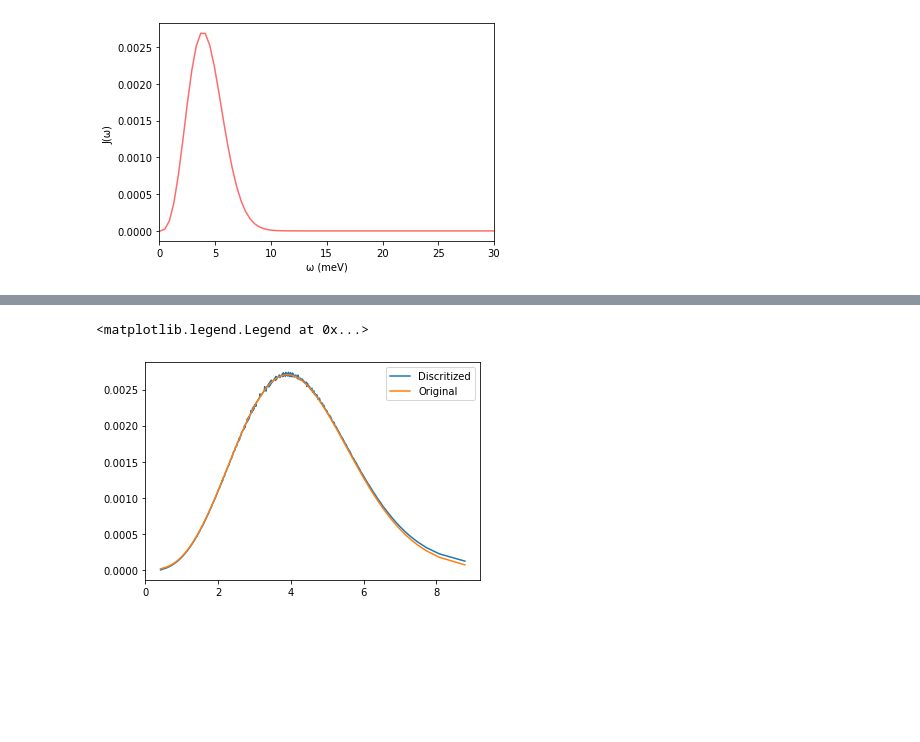
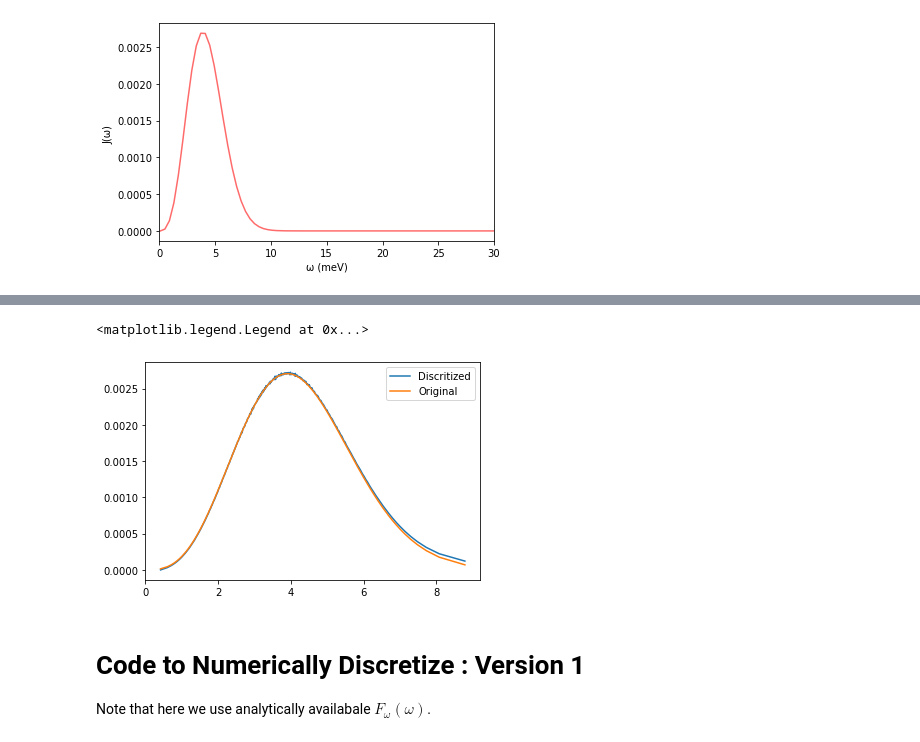
Before and after one commit to arkajitmandal/Bath-Discretization, a Jupyter notebook: bath.ipynb, the cells around one changed output, grey strips where cells are left out. Saved outputs shown, nothing was run; the diff lists cells and outputs as text; code cells hidden in the pictures; blank space fills up the shorter version.

```diff
--- a/bath.ipynb
+++ b/bath.ipynb
@@ -94,7 +94,7 @@ The reorganization energy, λ (numerical) is 25.339511894209824 meV
 [figure]
 # %%
 # Get LA phonons
-ωj , cj = discretize1(300, JLA, np.linspace(0.00001,0.07,300000)/27.2114)
+ωj , cj = discretize1(300, JLA, np.linspace(0.00001,0.07,500000)/27.2114)
 λs =  (np.sum( (1/2) * (cj**2.0) / (ωj**2) * 27.2114) )
 print(f"Total Reorganization Energy = {λs * 1000} meV")
 
@@ -107,2 +107,2 @@ Total Reorganization Energy = 25.341305749349175 meV
 <matplotlib.legend.Legend at 0x...>
-[figure, old version]
+[figure, new version]
@@ -108,0 +111,4 @@ Total Reorganization Energy = 25.341305749349175 meV
+# %% [markdown]
+# Code to Numerically Discretize : Version 1
+
+Note that here we use analytically availabale $F_\omega(\omega)$.
```
Also changed, not shown: parts of 10 cells of this notebook.
